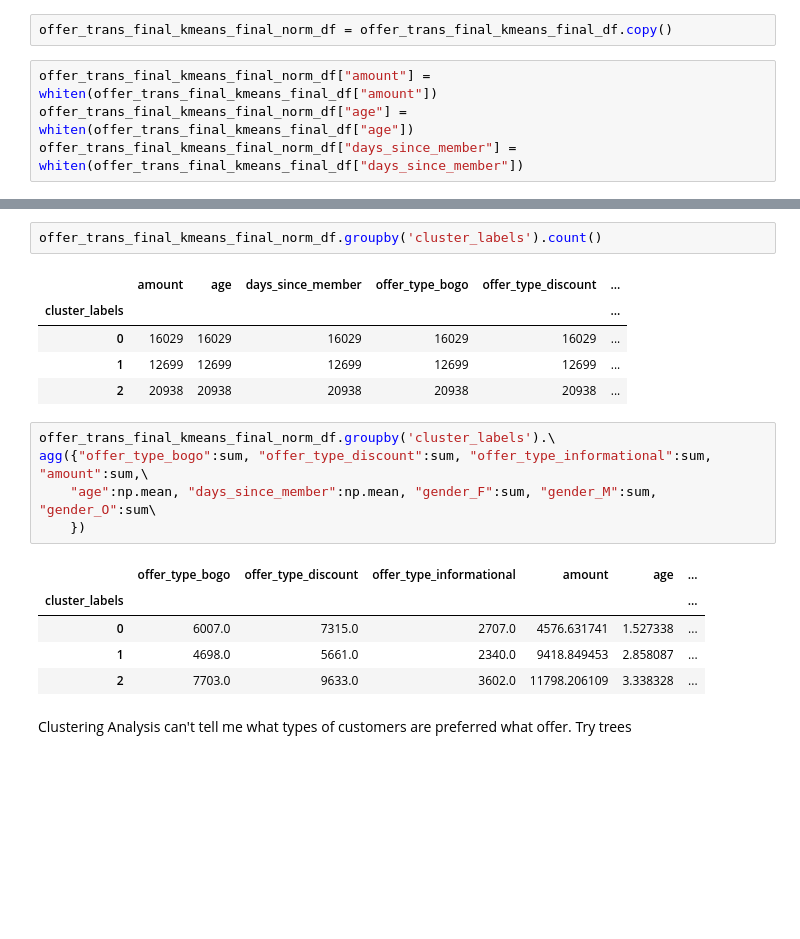
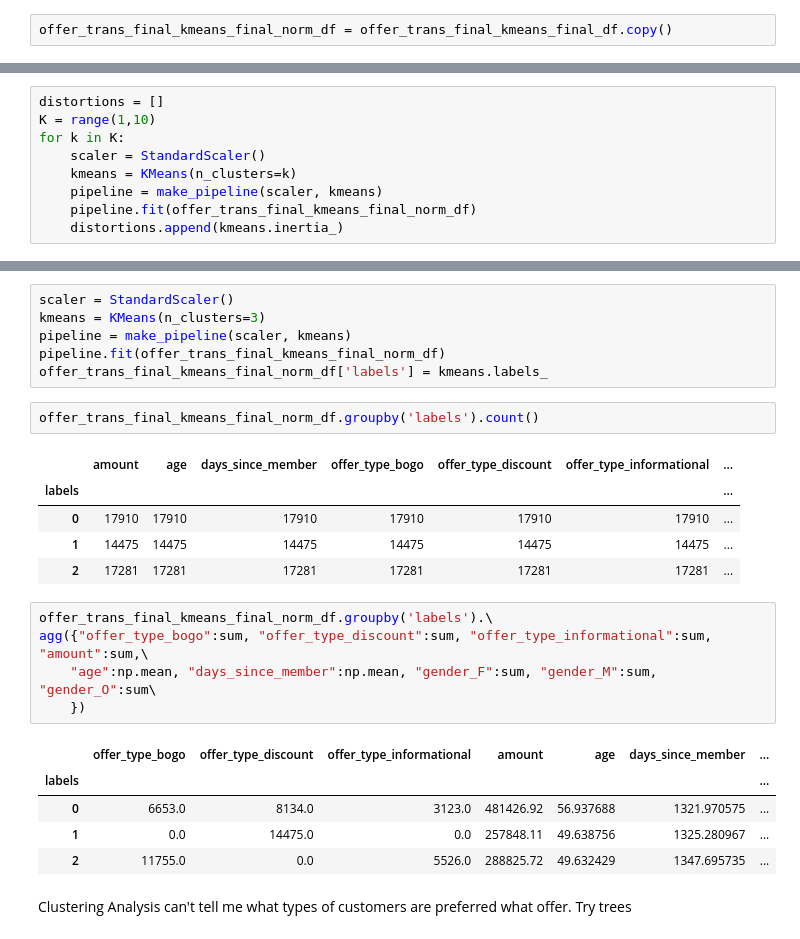
Before and after one commit to Mendy5/Udacity_Project_Capstone, a Jupyter notebook: Starbucks_Capstone_notebook.ipynb, the cells around one changed output, grey strips where cells are left out. Saved outputs shown, nothing was run; the diff lists cells and outputs as text; blank space fills up the shorter version.

Commit message:
Update Starbucks_Capstone_notebook.ipynb
1. use kmeans from the sklearn instead

```diff
--- a/Starbucks_Capstone_notebook.ipynb
+++ b/Starbucks_Capstone_notebook.ipynb
@@ -2369,9 +2372,5 @@ offer_trans_final_kmeans_final_df.head()
 # %%
 offer_trans_final_kmeans_final_norm_df = offer_trans_final_kmeans_final_df.copy()
-# %%
-offer_trans_final_kmeans_final_norm_df["amount"] = whiten(offer_trans_final_kmeans_final_df["amount"])
-offer_trans_final_kmeans_final_norm_df["age"] = whiten(offer_trans_final_kmeans_final_df["age"])
-offer_trans_final_kmeans_final_norm_df["days_since_member"] = whiten(offer_trans_final_kmeans_final_df["days_since_member"])
 # %%
 offer_trans_final_kmeans_final_norm_df.head()
 # %% [output]
@@ -2411,0 +2383,9 @@ offer_trans_final_kmeans_final_norm_df['cluster_labels'], distortion_list = vq(o
+# %%
+distortions = []
+K = range(1,10)
+for k in K:
+    scaler = StandardScaler()
+    kmeans = KMeans(n_clusters=k)
+    pipeline = make_pipeline(scaler, kmeans)
+    pipeline.fit(offer_trans_final_kmeans_final_norm_df)
+    distortions.append(kmeans.inertia_)
@@ -2412,22 +2401,28 @@ offer_trans_final_kmeans_final_norm_df['cluster_labels'], distortion_list = vq(o
+# %%
+scaler = StandardScaler()
+kmeans = KMeans(n_clusters=3)
+pipeline = make_pipeline(scaler, kmeans)
+pipeline.fit(offer_trans_final_kmeans_final_norm_df)
+offer_trans_final_kmeans_final_norm_df['labels'] = kmeans.labels_
 # %%
-offer_trans_final_kmeans_final_norm_df.groupby('cluster_labels').count()
+offer_trans_final_kmeans_final_norm_df.groupby('labels').count()
 # %% [output]
-|  | amount | age | days_since_member | offer_type_bogo | offer_type_discount | ... |
-| cluster_labels |  |  |  |  |  | ... |
-| 0 | 16029 | 16029 | 16029 | 16029 | 16029 | ... |
-| 1 | 12699 | 12699 | 12699 | 12699 | 12699 | ... |
-| 2 | 20938 | 20938 | 20938 | 20938 | 20938 | ... |
+|  | amount | age | days_since_member | offer_type_bogo | offer_type_discount | offer_type_informational | ... |
+| labels |  |  |  |  |  |  | ... |
+| 0 | 17910 | 17910 | 17910 | 17910 | 17910 | 17910 | ... |
+| 1 | 14475 | 14475 | 14475 | 14475 | 14475 | 14475 | ... |
+| 2 | 17281 | 17281 | 17281 | 17281 | 17281 | 17281 | ... |
 # %%
-offer_trans_final_kmeans_final_norm_df.groupby('cluster_labels').\
+offer_trans_final_kmeans_final_norm_df.groupby('labels').\
 agg({"offer_type_bogo":sum, "offer_type_discount":sum, "offer_type_informational":sum, "amount":sum,\
     "age":np.mean, "days_since_member":np.mean, "gender_F":sum, "gender_M":sum, "gender_O":sum\
     })
 # %% [output]
-|  | offer_type_bogo | offer_type_discount | offer_type_informational | amount | age | ... |
-| cluster_labels |  |  |  |  |  | ... |
-| 0 | 6007.0 | 7315.0 | 2707.0 | 4576.631741 | 1.527338 | ... |
-| 1 | 4698.0 | 5661.0 | 2340.0 | 9418.849453 | 2.858087 | ... |
-| 2 | 7703.0 | 9633.0 | 3602.0 | 11798.206109 | 3.338328 | ... |
+|  | offer_type_bogo | offer_type_discount | offer_type_informational | amount | age | days_since_member | ... |
+| labels |  |  |  |  |  |  | ... |
+| 0 | 6653.0 | 8134.0 | 3123.0 | 481426.92 | 56.937688 | 1321.970575 | ... |
+| 1 | 0.0 | 14475.0 | 0.0 | 257848.11 | 49.638756 | 1325.280967 | ... |
+| 2 | 11755.0 | 0.0 | 5526.0 | 288825.72 | 49.632429 | 1347.695735 | ... |
 # %% [markdown]
 Clustering Analysis can't tell me what types of customers are preferred what offer. Try trees
 # %% [markdown]
```
Also changed, not shown: parts of 20 cells of this notebook.
